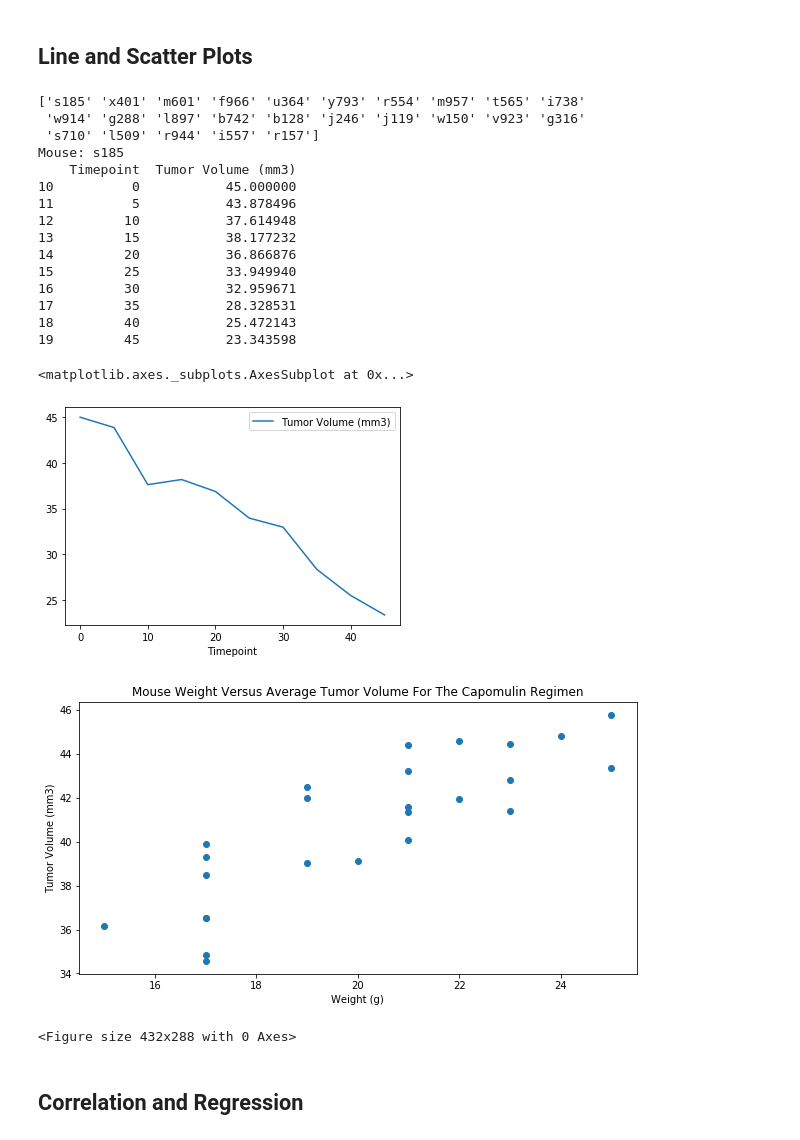
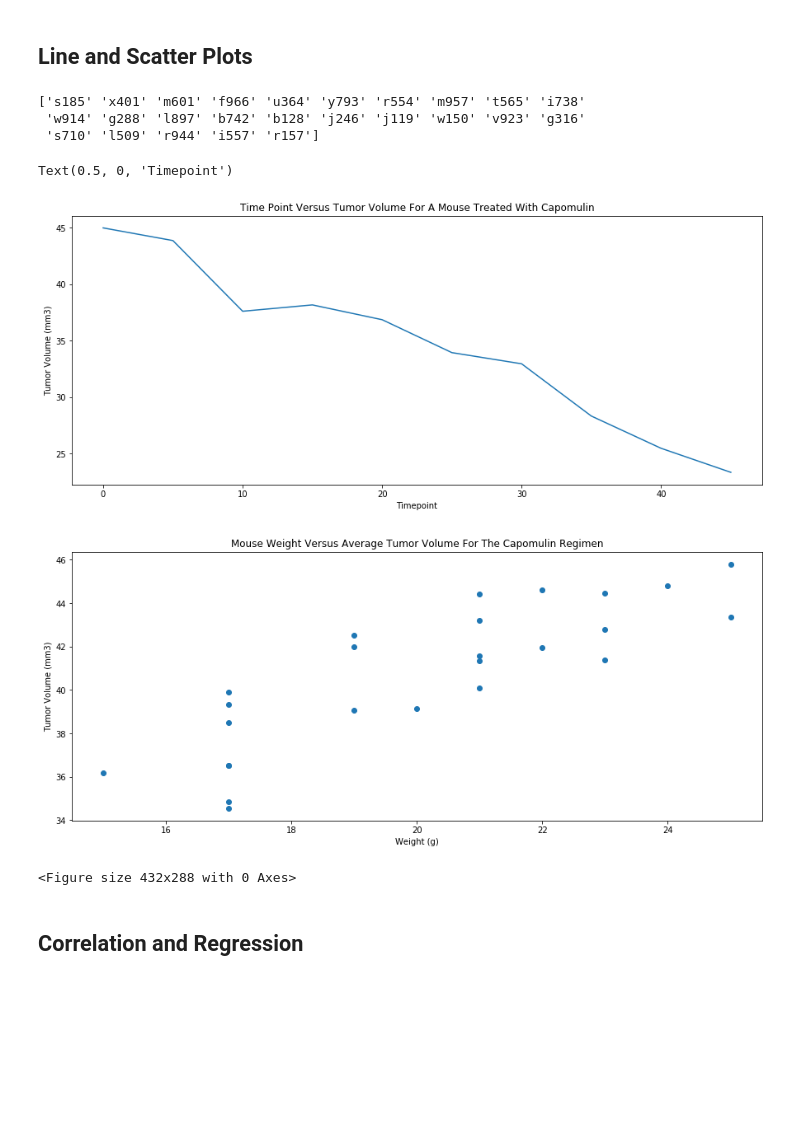
Before and after one commit to gpivaro/5_Matplotlib_Homework, a Jupyter notebook: pymaceuticals.ipynb, the cells around one changed output. Saved outputs shown, nothing was run; the diff lists cells and outputs as text; code cells hidden in the pictures; blank space fills up the shorter version.

```diff
--- a/pymaceuticals.ipynb
+++ b/pymaceuticals.ipynb
@@ -372,32 +362,27 @@ plt.tight_layout()
 # %%
 # Generate a line plot of time point versus tumor volume for a mouse treated with Capomulin
 
 # Retrive all mice treated with Capomulin
 mouse_id_Capomulin = cleaned_df['Mouse ID'].loc[cleaned_df['Drug Regimen'] == 'Capomulin'].unique()
 print(mouse_id_Capomulin)
 
-#
-print(f"Mouse: {mouse_id_Capomulin[0]}")
-print(cleaned_df[['Timepoint','Tumor Volume (mm3)']].loc[cleaned_df['Mouse ID'] == mouse_id_Capomulin[0]])
-cleaned_df[['Timepoint','Tumor Volume (mm3)']].loc[cleaned_df['Mouse ID'] == mouse_id_Capomulin[0]].plot(x='Timepoint')
+# The mouse used is the first of the array, then s185
+time_point_tumor_volume_df = cleaned_df[['Timepoint','Tumor Volume (mm3)']].loc[cleaned_df['Mouse ID'] == mouse_id_Capomulin[0]]
+time_point_tumor_volume_df
+
+# Generate the plot
+plt.figure(figsize=(15,6))
+plt.plot(time_point_tumor_volume_df['Timepoint'], time_point_tumor_volume_df['Tumor Volume (mm3)'])
+
+plt.title('time point versus tumor volume for a mouse treated with Capomulin'.title())
+plt.ylabel('Tumor Volume (mm3)')
+plt.xlabel('Timepoint')
 # %% [output]
 ['s185' 'x401' 'm601' 'f966' 'u364' 'y793' 'r554' 'm957' 't565' 'i738'
  'w914' 'g288' 'l897' 'b742' 'b128' 'j246' 'j119' 'w150' 'v923' 'g316'
  's710' 'l509' 'r944' 'i557' 'r157']
-Mouse: s185
-    Timepoint  Tumor Volume (mm3)
-10          0           45.000000
-11          5           43.878496
-12         10           37.614948
-13         15           38.177232
-14         20           36.866876
-15         25           33.949940
-16         30           32.959671
-17         35           28.328531
-18         40           25.472143
-19         45           23.343598
-<matplotlib.axes._subplots.AxesSubplot at 0x...>
+Text(0.5, 0, 'Timepoint')
-[figure, old version]
+[figure, new version]
 # %%
 # Generate a scatter plot of mouse weight versus average tumor volume for the Capomulin regimen
 # cleaned_df.loc[cleaned_df['Drug Regimen'] == 'Capomulin']
@@ -410,11 +395,7 @@ for n in range(len(mouse_id_Capomulin)):
     mean_tumor_vol.append(np.mean(cleaned_df['Tumor Volume (mm3)'].loc[cleaned_df['Mouse ID'] == mouse_id_Capomulin[n]]) )
 
 
-# mouse_weight
-# mean_tumor_vol
-
-
-plt.figure(figsize=(10,5))
+plt.figure(figsize=(15,6))
 
 # Set title/labels
 plt.title('mouse weight versus average tumor volume for the Capomulin regimen'.title())
@@ -427,7 +408,7 @@ fig = plt.scatter(mouse_weight, mean_tumor_vol)
 plt.show()
 plt.tight_layout()
 # %% [output]
-[figure, old version]
+[figure, new version]
 <Figure size 432x288 with 0 Axes>
 # %% [markdown]
 ## Correlation and Regression
```
Also changed, not shown: parts of 28 cells of this notebook.
